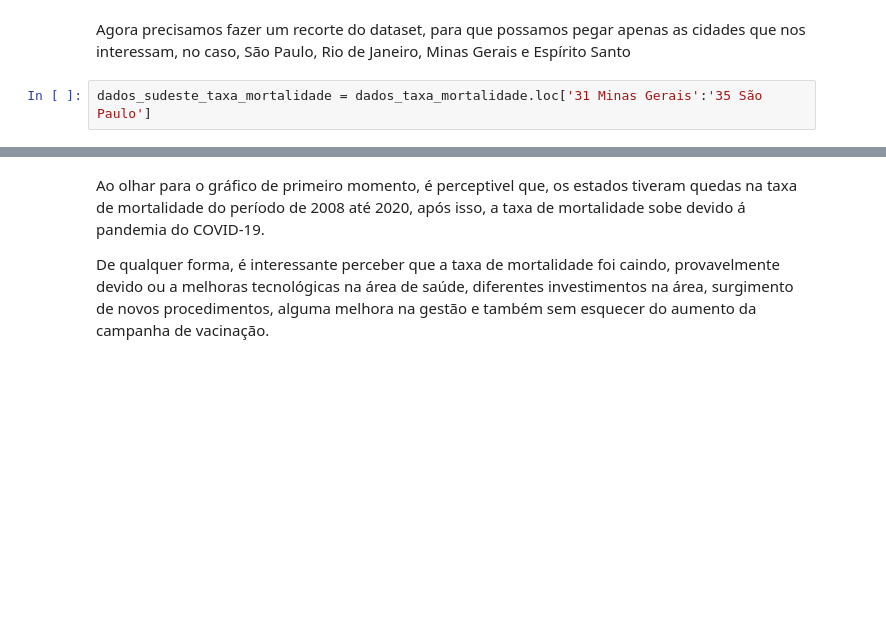
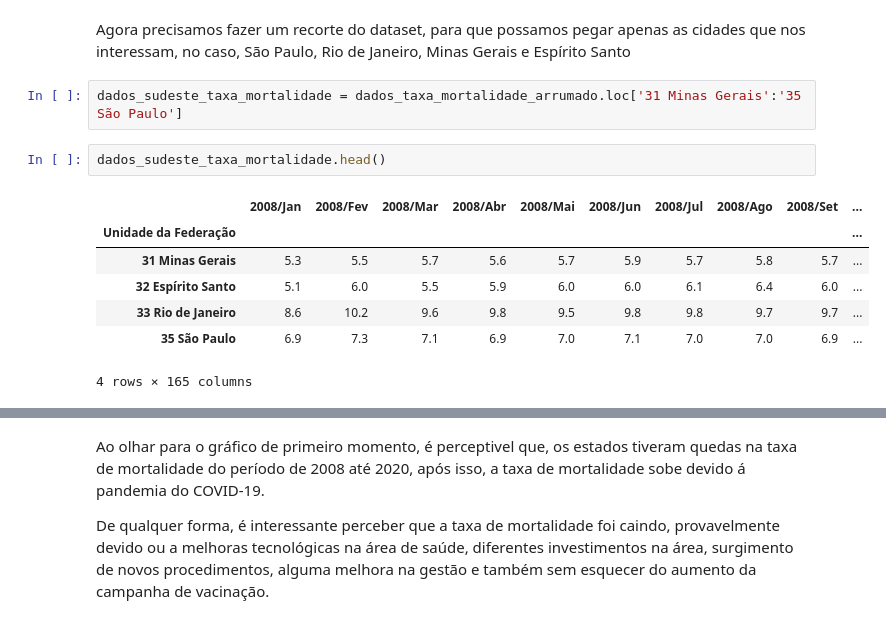
Before and after one commit to ArthurMarqq/Projeto_Bootcamp01, a Jupyter notebook: Projeto/Analise_taxa_mortalidade_SUS.ipynb, the cells around one changed output, grey strips where cells are left out. Cells and saved outputs as stored; diff of their text form; blank space fills up the shorter version.

```diff
--- a/Projeto/Analise_taxa_mortalidade_SUS.ipynb
+++ b/Projeto/Analise_taxa_mortalidade_SUS.ipynb
@@ -93,7 +113,17 @@ Com isso, agora temos um dataset sem a coluna total e sem valores faltantes.
 # %% [markdown]
 Agora precisamos fazer um recorte do dataset, para que possamos pegar apenas as cidades que nos interessam, no caso, São Paulo, Rio de Janeiro, Minas Gerais e Espírito Santo
 # %%
-dados_sudeste_taxa_mortalidade = dados_taxa_mortalidade.loc['31 Minas Gerais':'35 São Paulo']
+dados_sudeste_taxa_mortalidade = dados_taxa_mortalidade_arrumado.loc['31 Minas Gerais':'35 São Paulo']
+# %%
+dados_sudeste_taxa_mortalidade.head()
+# %% [output]
+|  | 2008/Jan | 2008/Fev | 2008/Mar | 2008/Abr | 2008/Mai | 2008/Jun | 2008/Jul | 2008/Ago | 2008/Set | ... |
+| Unidade da Federação |  |  |  |  |  |  |  |  |  | ... |
+| 31 Minas Gerais | 5.3 | 5.5 | 5.7 | 5.6 | 5.7 | 5.9 | 5.7 | 5.8 | 5.7 | ... |
+| 32 Espírito Santo | 5.1 | 6.0 | 5.5 | 5.9 | 6.0 | 6.0 | 6.1 | 6.4 | 6.0 | ... |
+| 33 Rio de Janeiro | 8.6 | 10.2 | 9.6 | 9.8 | 9.5 | 9.8 | 9.8 | 9.7 | 9.7 | ... |
+| 35 São Paulo | 6.9 | 7.3 | 7.1 | 6.9 | 7.0 | 7.1 | 7.0 | 7.0 | 6.9 | ... |
+4 rows × 165 columns
 # %%
 dados_sudeste_taxa_mortalidade.T.plot(figsize=(15,10))
 plt.title('Taxa de mortalidade no SUS ao longo dos anos')
```
Also changed, not shown: parts of 3 cells of this notebook.
